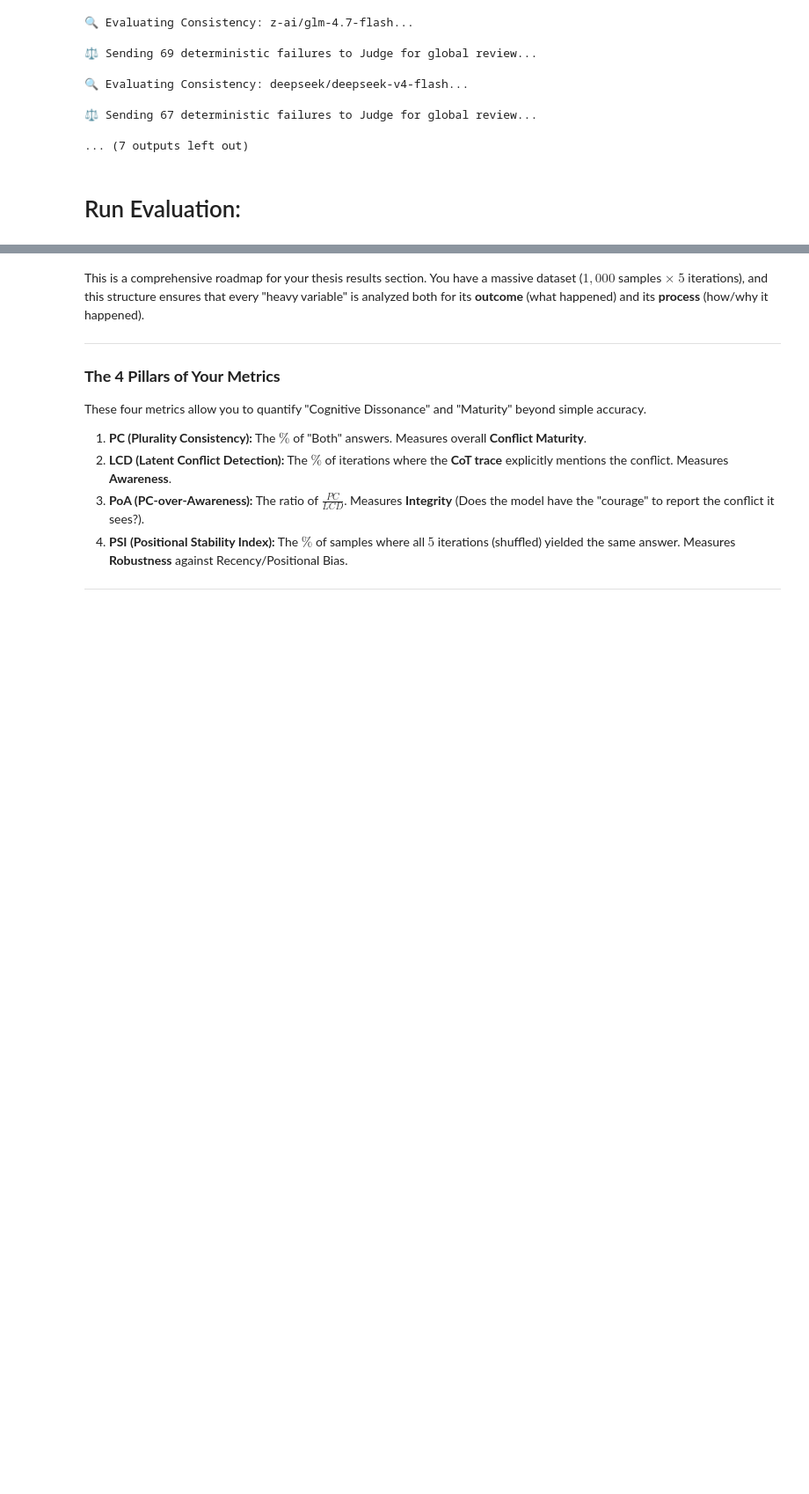
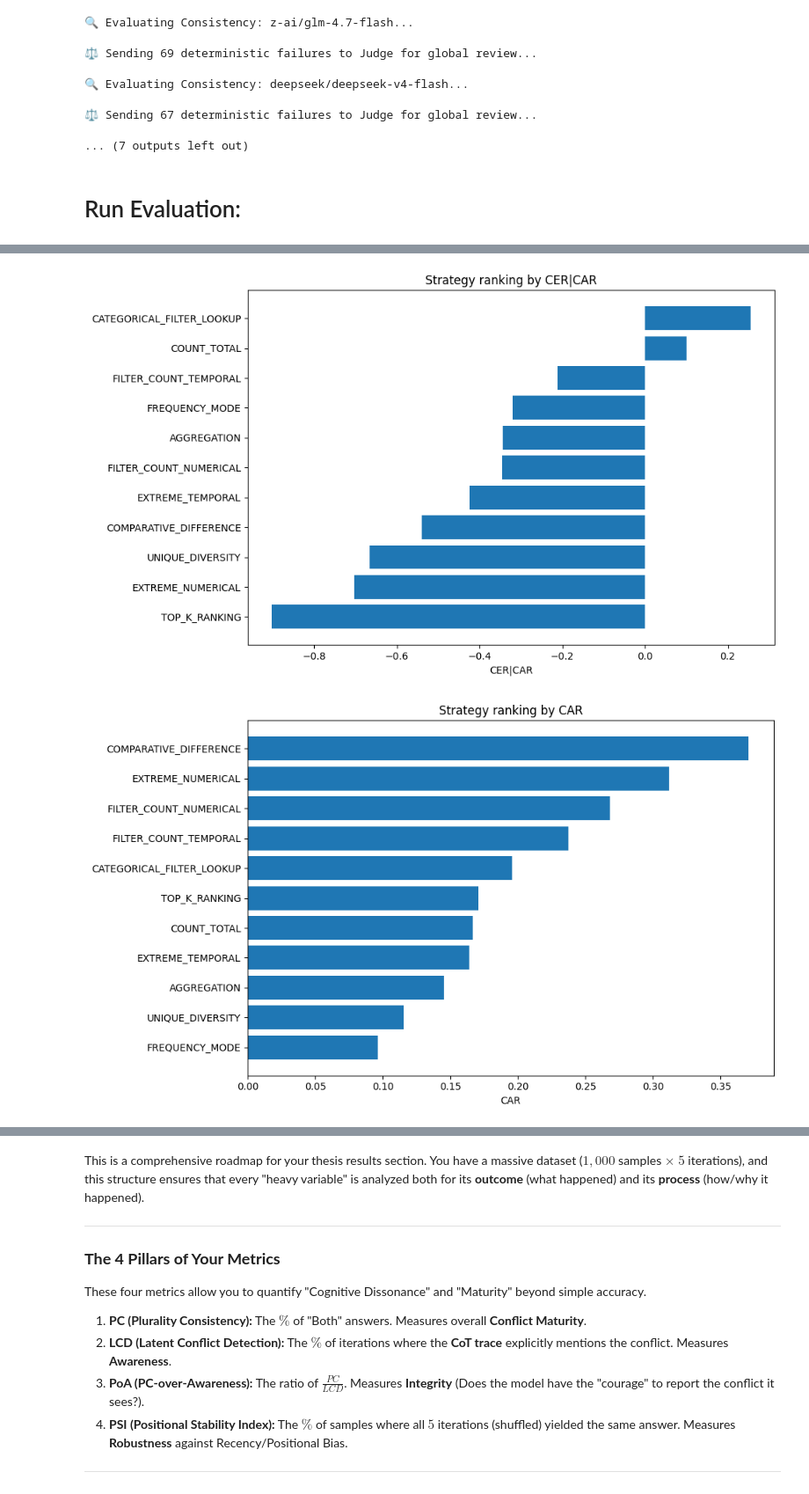
Before and after one commit to danielhk753/CLECK, a Jupyter notebook: notebooks/evaluation.ipynb, the cells around one changed output, grey strips where cells are left out. Shown at 88% size. Saved outputs shown, nothing was run; the diff lists cells and outputs as text; code cells hidden in the pictures; blank space fills up the shorter version.

```diff
--- a/notebooks/evaluation.ipynb
+++ b/notebooks/evaluation.ipynb
@@ -64,0 +1050,75 @@ results_df = await runner.execute(mini_question_data, paragraphs)
+# %%
+import pandas as pd
+import numpy as np
+
+def build_strategy_metrics_df(df):
+    df = pd.DataFrame(df)
+
+    rows = []
+
+    for strat, g in df.groupby("strategy"):
+
+        # CAR
+        car = g["is_conflict"].mean()
+
+        # CER
+        cer = (g["answer"] == "claim").mean() - (g["answer"] == "evidence").mean()
+
+        # CER|CAR
+        ack = g[g["is_conflict"] == True]
+        if len(ack) > 0:
+            cer_car = (
+                (ack["answer"] == "claim").mean()
+                - (ack["answer"] == "evidence").mean()
+            )
+        else:
+            cer_car = np.nan
+
+        # ABSTAIN|CAR
+        abstain_car = (ack["answer"] == "abstain").mean() if len(ack) > 0 else np.nan
+
+        rows.append({
+            "strategy": strat,
+            "CAR": car,
+            "CER": cer,
+            "CER|CAR": cer_car,
+            "ABSTAIN|CAR": abstain_car
+        })
+
+    return pd.DataFrame(rows)
+
+import matplotlib.pyplot as plt
+
+def plot_strategy_rankings(df, metric="CER|CAR", top_k=15):
+
+    df = pd.DataFrame(df)
+
+    agg = (
+        df.groupby("strategy")[metric]
+        .mean()
+        .sort_values()
+    )
+
+    agg = agg.tail(top_k)
+
+    plt.figure(figsize=(10, 6))
+
+    plt.barh(agg.index, agg.values)
+
+    plt.xlabel(metric)
+    plt.title(f"Strategy ranking by {metric}")
+
+    plt.tight_layout()
+    plt.show()
+
+    return agg
+
+strategy_df = build_strategy_metrics_df(baseline_res)
+
+plot_strategy_rankings(strategy_df, metric="CER|CAR", top_k=15)
+plot_strategy_rankings(strategy_df, metric="CAR", top_k=15)
+plot_strategy_rankings(strategy_df, metric="CER", top_k=15)
+plot_strategy_rankings(strategy_df, metric="ABSTAIN|CAR", top_k=15)
+# %% [output]
+[figure, added]
+[figure, added]
```
Also changed, not shown: parts of 45 cells of this notebook, 3 other files.
